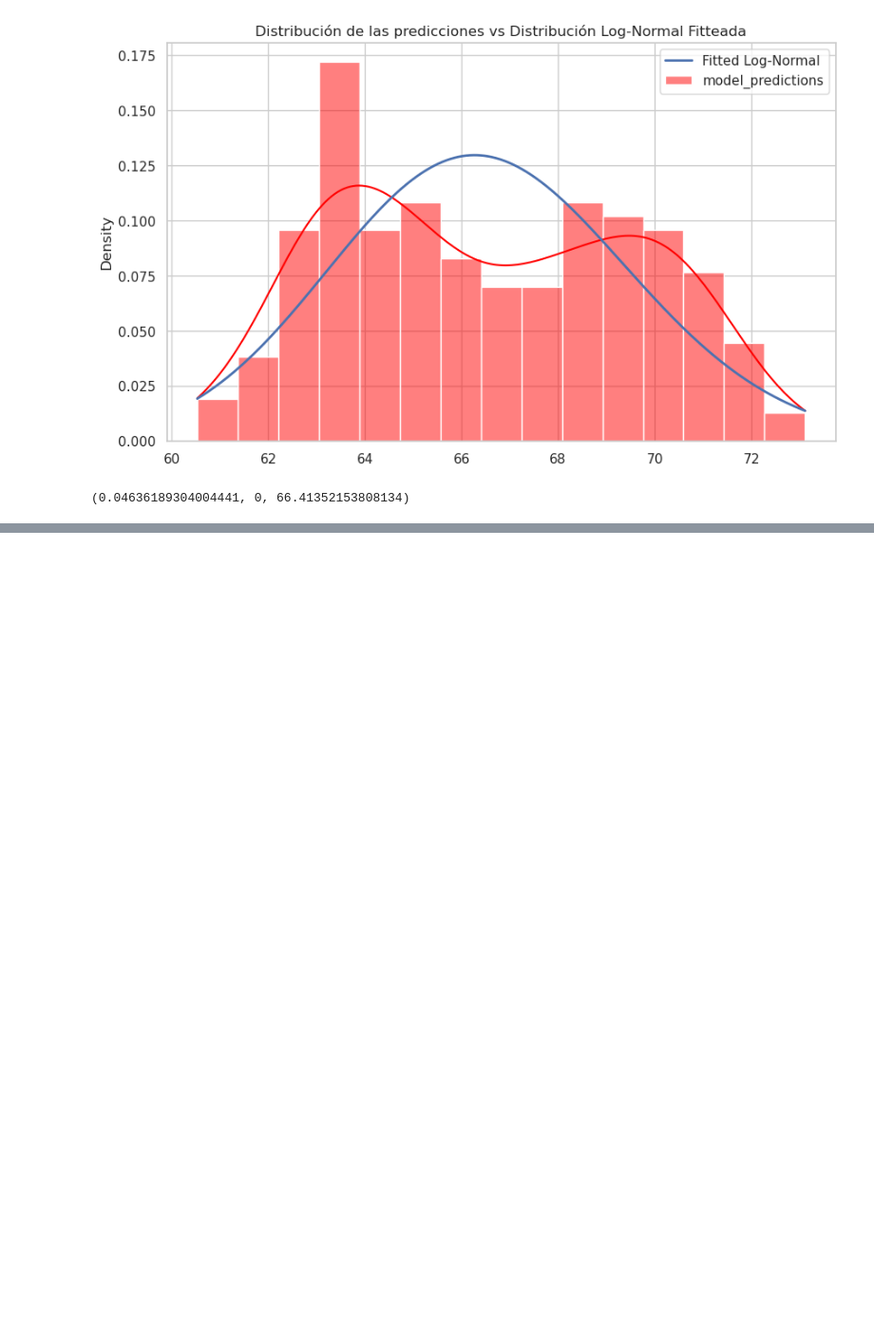
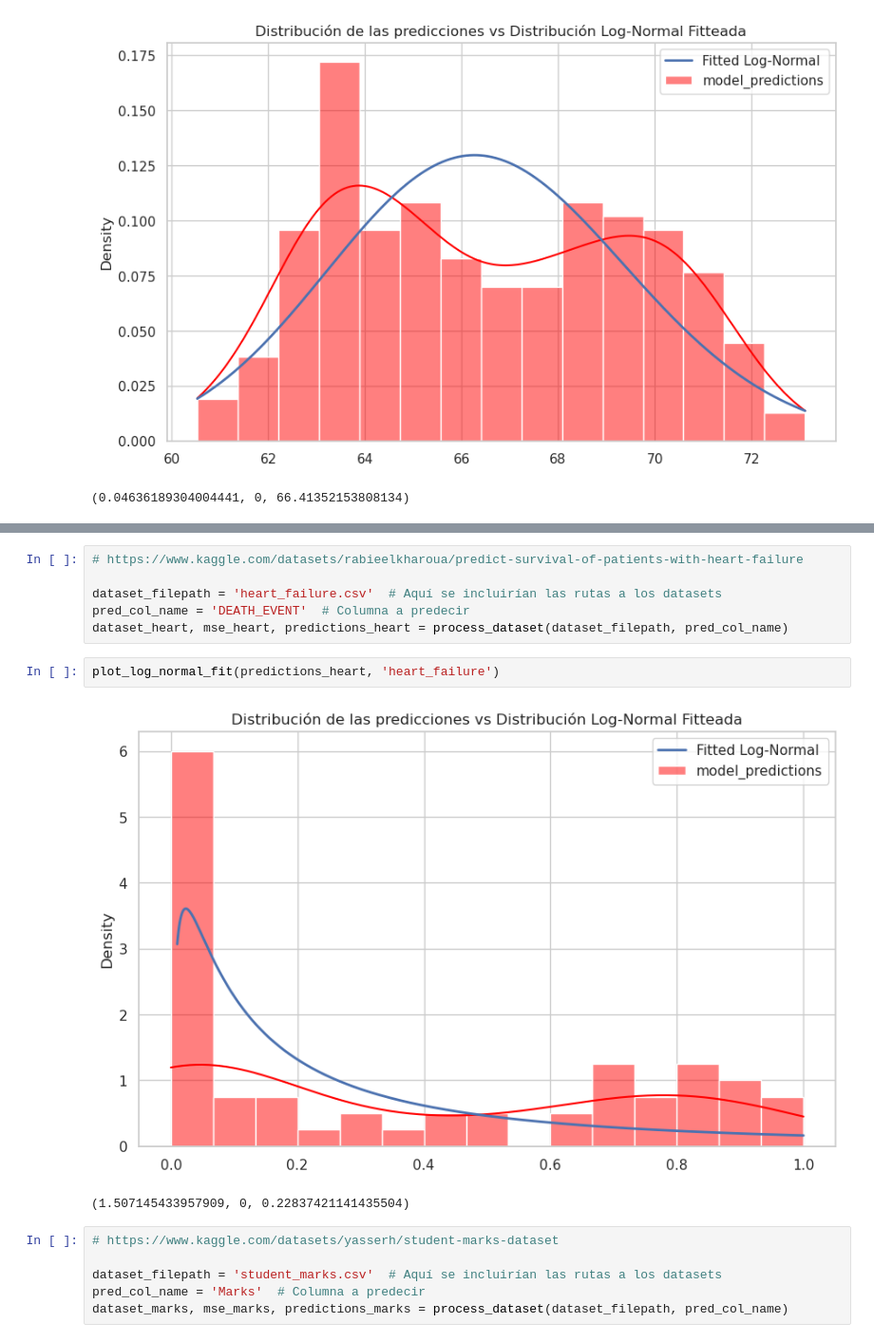
Before and after one commit to fedeegiorgi/proyecto-final, a Jupyter notebook: src/distribucion/analisis_distribucion.ipynb, the cells around one changed output, grey strips where cells are left out. Shown at 95% size. Cells and saved outputs as stored; diff of their text form; blank space fills up the shorter version.

```diff
--- a/src/distribucion/analisis_distribucion.ipynb
+++ b/src/distribucion/analisis_distribucion.ipynb
@@ -580,0 +595,17 @@ plot_log_normal_fit(predictions_height, 'house_8L')
+# %%
+# https://www.kaggle.com/datasets/rabieelkharoua/predict-survival-of-patients-with-heart-failure
+
+dataset_filepath = 'heart_failure.csv'  # Aquí se incluirían las rutas a los datasets
+pred_col_name = 'DEATH_EVENT'  # Columna a predecir
+dataset_heart, mse_heart, predictions_heart = process_dataset(dataset_filepath, pred_col_name)
+# %%
+plot_log_normal_fit(predictions_heart, 'heart_failure')
+# %% [output]
+[figure, added]
+(1.507145433957909, 0, 0.22837421141435504)
+# %%
+# https://www.kaggle.com/datasets/yasserh/student-marks-dataset
+
+dataset_filepath = 'student_marks.csv'  # Aquí se incluirían las rutas a los datasets
+pred_col_name = 'Marks'  # Columna a predecir
+dataset_marks, mse_marks, predictions_marks = process_dataset(dataset_filepath, pred_col_name)
```
Also changed, not shown: parts of 17 cells of this notebook, 13 other files.
